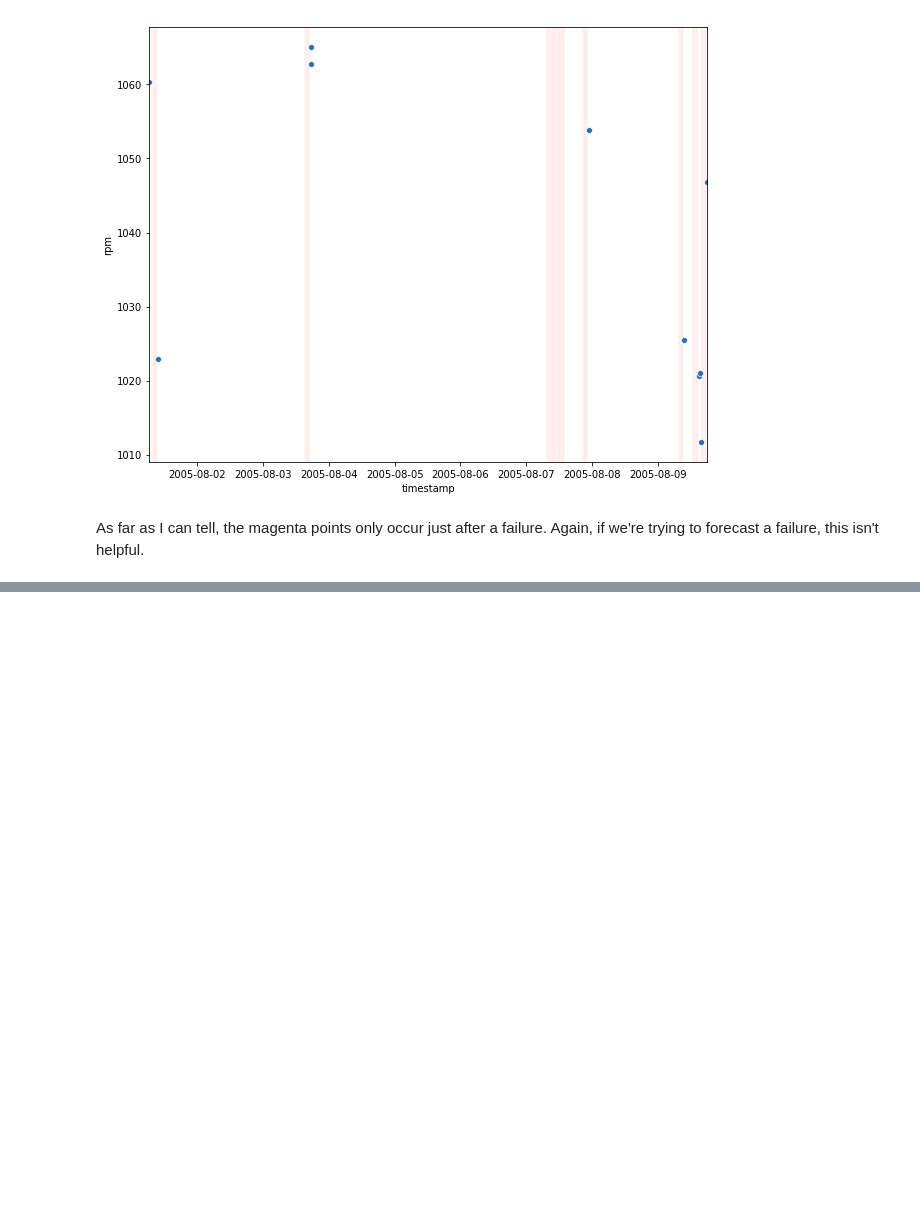
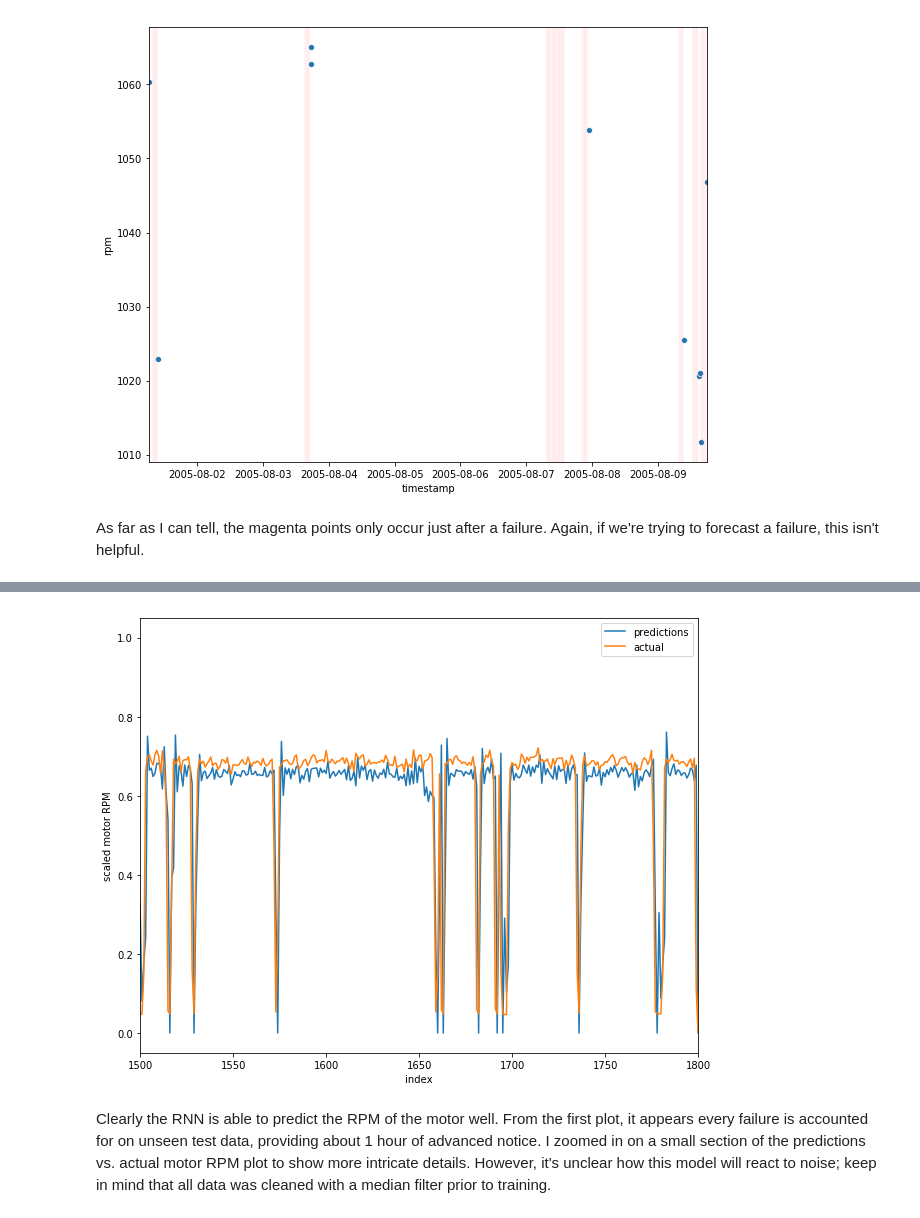
Before and after one commit to tawe141/data-science-challenge, a Jupyter notebook: Data science challenge.ipynb, the cells around one changed output, grey strips where cells are left out. Cells and saved outputs as stored; diff of their text form; code cells hidden in the pictures; blank space fills up the shorter version.

```diff
--- a/Data science challenge.ipynb
+++ b/Data science challenge.ipynb
@@ -419,0 +522,13 @@ As far as I can tell, the magenta points only occur just after a failure. Again,
+# %%
+plt.figure(figsize=(10,8))
+plt.plot(predictions)
+plt.plot(ytest)
+plt.ylabel('scaled motor RPM')
+plt.xlabel('index')
+plt.legend(['predictions', 'actual'])
+plt.xlim((1500, 1800))
+plt.show()
+# %% [output]
+[figure, added]
+# %% [markdown]
+Clearly the RNN is able to predict the RPM of the motor well. From the first plot, it appears every failure is accounted for on unseen test data, providing about 1 hour of advanced notice. I zoomed in on a small section of the predictions vs. actual motor RPM plot to show more intricate details. However, it's unclear how this model will react to noise; keep in mind that all data was cleaned with a median filter prior to training.
```
Also changed, not shown: parts of 14 cells of this notebook, 1 other file.
